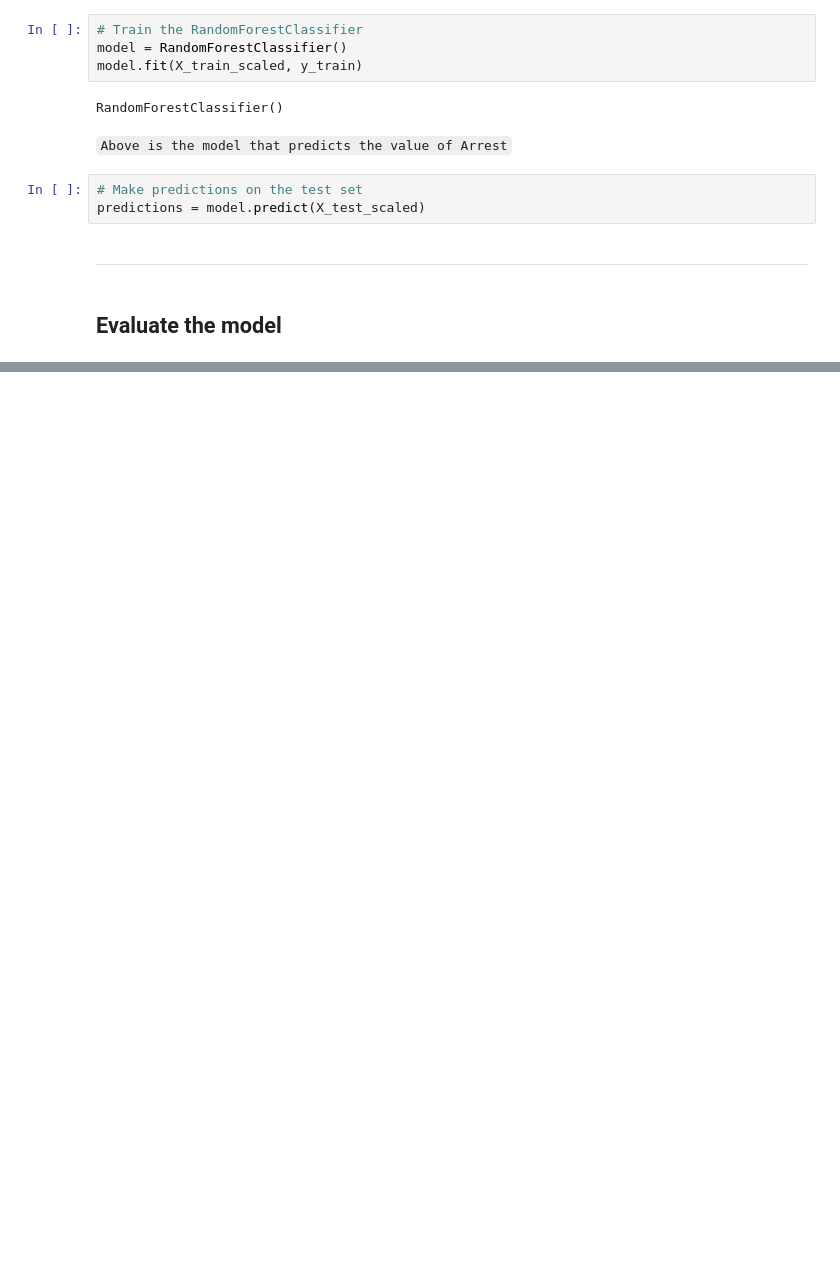
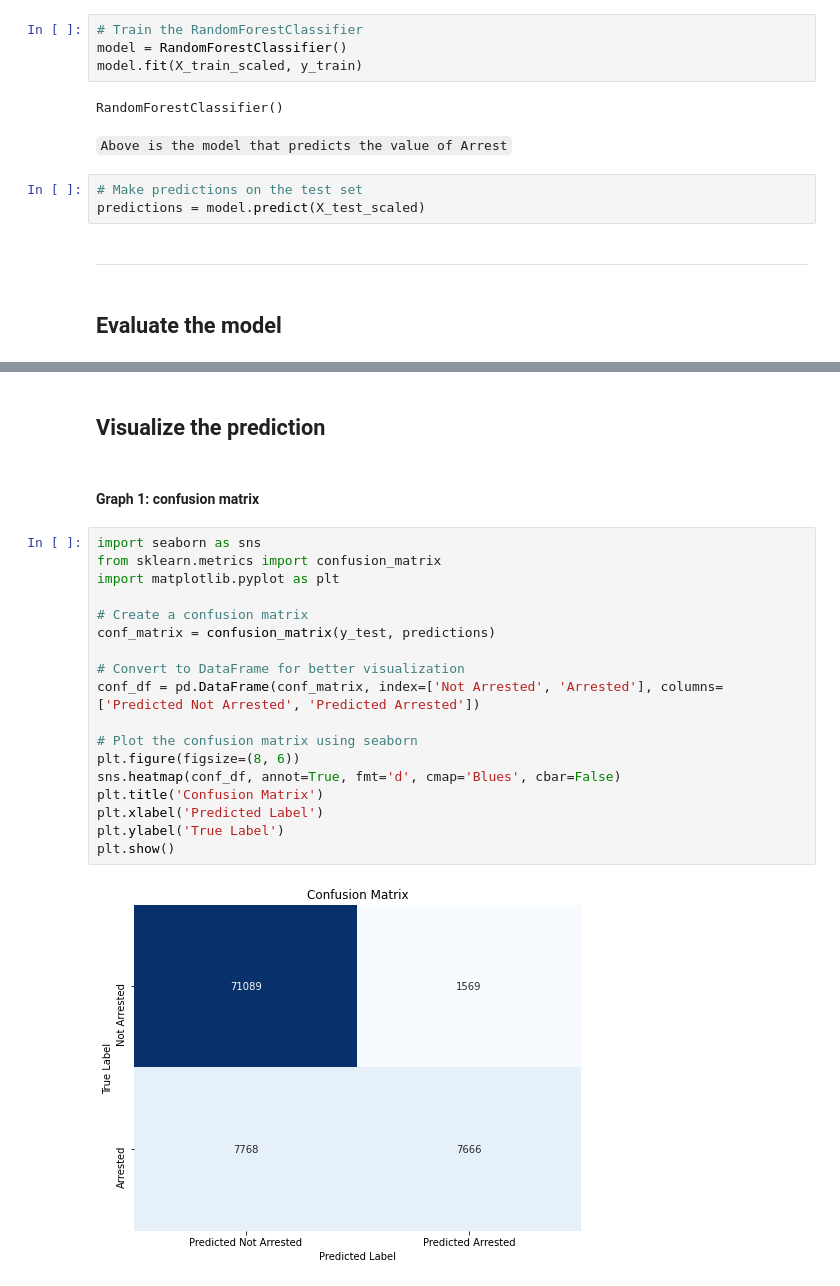
Before and after one commit to Aryan61905/CMPSC_410_Big_Data_Project, a Jupyter notebook: arrest_prediction_model.ipynb, the cells around one changed output, grey strips where cells are left out. Drawn from its saved outputs; the diff is of its cells as text; blank space fills up the shorter version.

Commit message:
Final models with visualization

```diff
--- a/arrest_prediction_model.ipynb
+++ b/arrest_prediction_model.ipynb
@@ -147,0 +145,24 @@ Accuracy: 89.52%
+# %% [markdown]
+## Visualize the prediction
+# %% [markdown]
+#### Graph 1: confusion matrix
+# %%
+import seaborn as sns
+from sklearn.metrics import confusion_matrix
+import matplotlib.pyplot as plt
+
+# Create a confusion matrix
+conf_matrix = confusion_matrix(y_test, predictions)
+
+# Convert to DataFrame for better visualization
+conf_df = pd.DataFrame(conf_matrix, index=['Not Arrested', 'Arrested'], columns=['Predicted Not Arrested', 'Predicted Arrested'])
+
+# Plot the confusion matrix using seaborn
+plt.figure(figsize=(8, 6))
+sns.heatmap(conf_df, annot=True, fmt='d', cmap='Blues', cbar=False)
+plt.title('Confusion Matrix')
+plt.xlabel('Predicted Label')
+plt.ylabel('True Label')
+plt.show()
+# %% [output]
+[figure, added]
```
Also changed, not shown: parts of 6 cells of this notebook, 1 other file.
